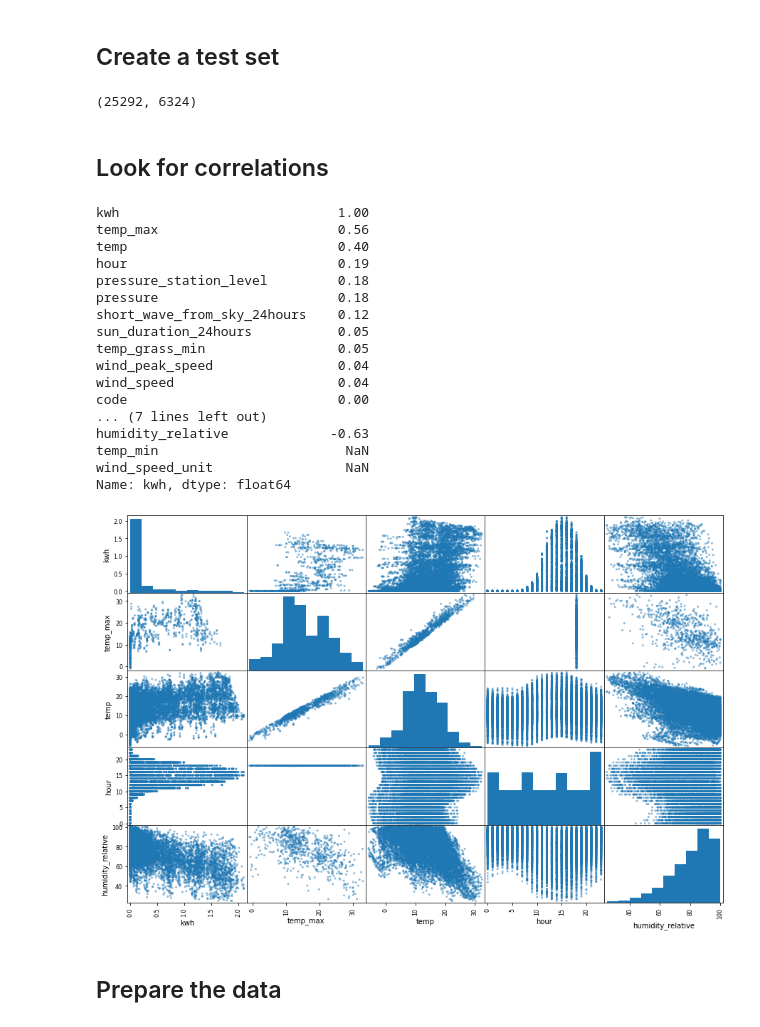
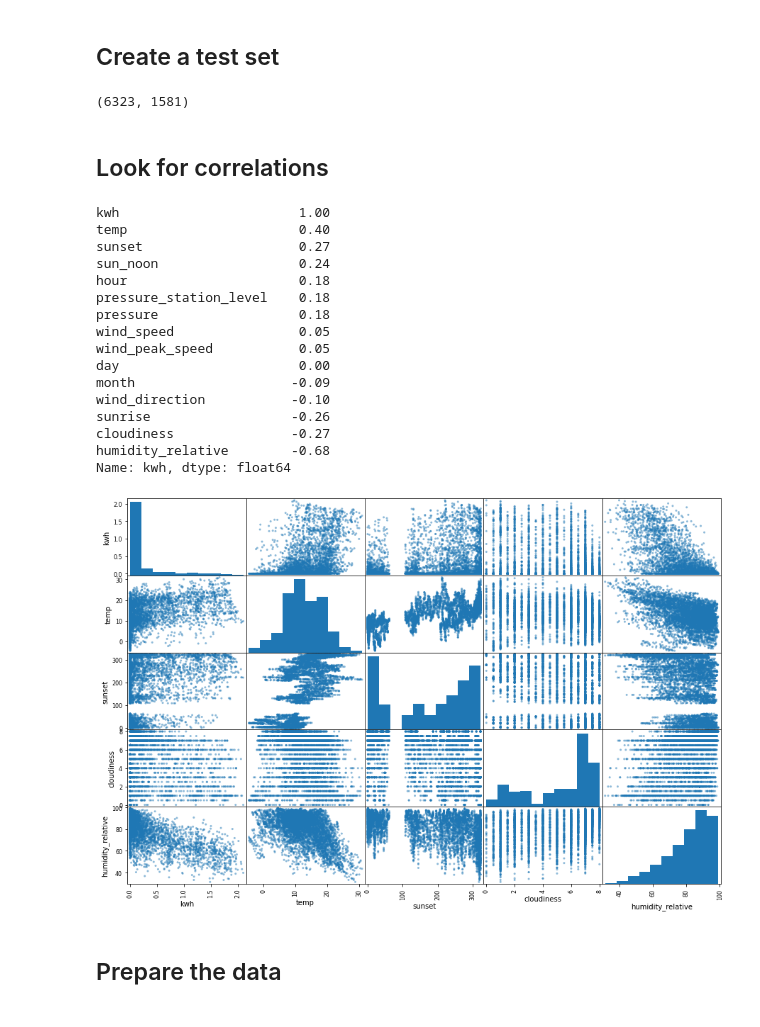
Before and after one commit to JulesGoubert/solar, a Jupyter notebook: solar.ipynb, the cells around one changed output. Cells and saved outputs as stored; diff of their text form; code cells hidden in the pictures.

```diff
--- a/solar.ipynb
+++ b/solar.ipynb
@@ -200,3 +213,9 @@ sun[["Opkomst", "Op ware middag", "Ondergang"]].describe()
 ## Cleaning the data
 # %% [markdown]
 ### weahter
+# %%
+# drop columns with more than 70% missing values
+weather = weather.dropna(thresh=0.3*len(weather), axis=1)
+# drop useless columns
+weather.drop(columns=["FID", "the_geom", "code", "wind_speed_unit"], axis=1, inplace=True)
+weather.info()
@@ -202,0 +258,6 @@ sun[["Opkomst", "Op ware middag", "Ondergang"]].describe()
+# %%
+# group by timestamp, and take the mean of each group
+print(len(weather))
+weather = weather.groupby("timestamp").mean().reset_index()
+print(len(weather))
+weather.head()
@@ -279,3 +347,17 @@ sun.head()
 | 2 | 2023-01-03 | 08:45:00 | 12:47:00 | 16:49:00 |
 | 3 | 2023-01-04 | 08:44:00 | 12:47:00 | 16:51:00 |
 | 4 | 2023-01-05 | 08:44:00 | 12:48:00 | 16:52:00 |
+# %%
+# change timestamps to difference in minutes from minimum timestamp
+sun["sunrise"] = sun["sunrise"].apply(lambda time: time.hour*60 + time.minute)
+sunrise_min = sun["sunrise"].min()
+sun["sunrise"] = sun["sunrise"] - sunrise_min
+
+sun["sun_noon"] = sun["sun_noon"].apply(lambda time: time.hour*60 + time.minute)
+sun_noon_min = sun["sun_noon"].min()
+sun["sun_noon"] = sun["sun_noon"] - sun_noon_min
+
+sun["sunset"] = sun["sunset"].apply(lambda time: time.hour*60 + time.minute)
+sunset_min = sun["sunset"].min()
+sun["sunset"] = sun["sunset"] - sunset_min
+sun.head()
@@ -393,7 +462,7 @@ from sklearn.model_selection import train_test_split
 X_train, X_test, y_train, y_test = train_test_split(X, y, test_size=0.2, random_state=42)
 len(X_train), len(X_test)
 # %% [output]
-(25292, 6324)
+(6323, 1581)
 # %% [markdown]
 ## Look for correlations
 # %%
@@ -402,31 +471,30 @@ data = pd.concat([X_train, y_train], axis=1)
 corr_matrix = data.corr(numeric_only=True)
 corr_matrix["kwh"].sort_values(ascending=False).round(2)
 # %% [output]
-kwh                            1.00
-temp_max                       0.56
-temp                           0.40
-hour                           0.19
-pressure_station_level         0.18
-pressure                       0.18
-short_wave_from_sky_24hours    0.12
-sun_duration_24hours           0.05
-temp_grass_min                 0.05
-wind_peak_speed                0.04
-wind_speed                     0.04
-code                           0.00
-... (7 lines left out)
-humidity_relative             -0.63
-temp_min                        NaN
-wind_speed_unit                 NaN
+kwh                       1.00
+temp                      0.40
+sunset                    0.27
+sun_noon                  0.24
+hour                      0.18
+pressure_station_level    0.18
+pressure                  0.18
+wind_speed                0.05
+wind_peak_speed           0.05
+day                       0.00
+month                    -0.09
+wind_direction           -0.10
+sunrise                  -0.26
+cloudiness               -0.27
+humidity_relative        -0.68
 Name: kwh, dtype: float64
 # %%
 from pandas.plotting import scatter_matrix
 
-attributes = ["kwh", "temp_max", "temp", "hour", "humidity_relative"]
+attributes = ["kwh", "temp", "sunset", "cloudiness", "humidity_relative"]
 scatter_matrix(data[attributes], figsize=(15, 10))
 plt.show()
 # %% [output]
-[figure, old version]
+[figure, new version]
 # %% [markdown]
 ## Prepare the data
 # %%
```
Also changed, not shown: parts of 30 cells of this notebook, 1 other file.
